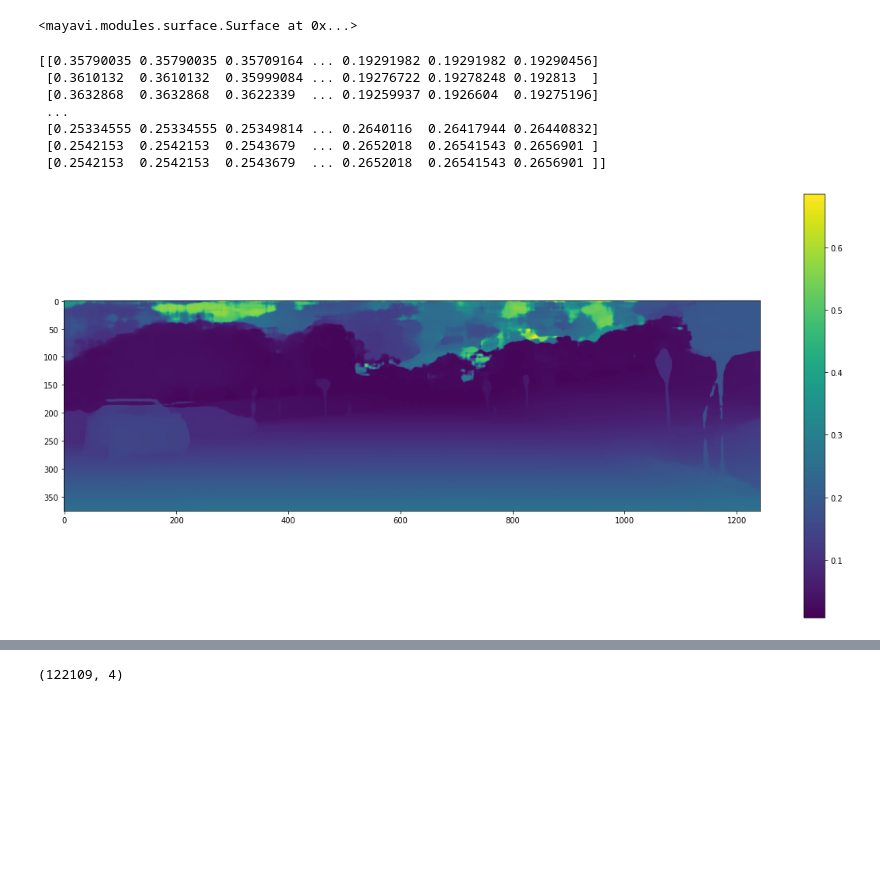
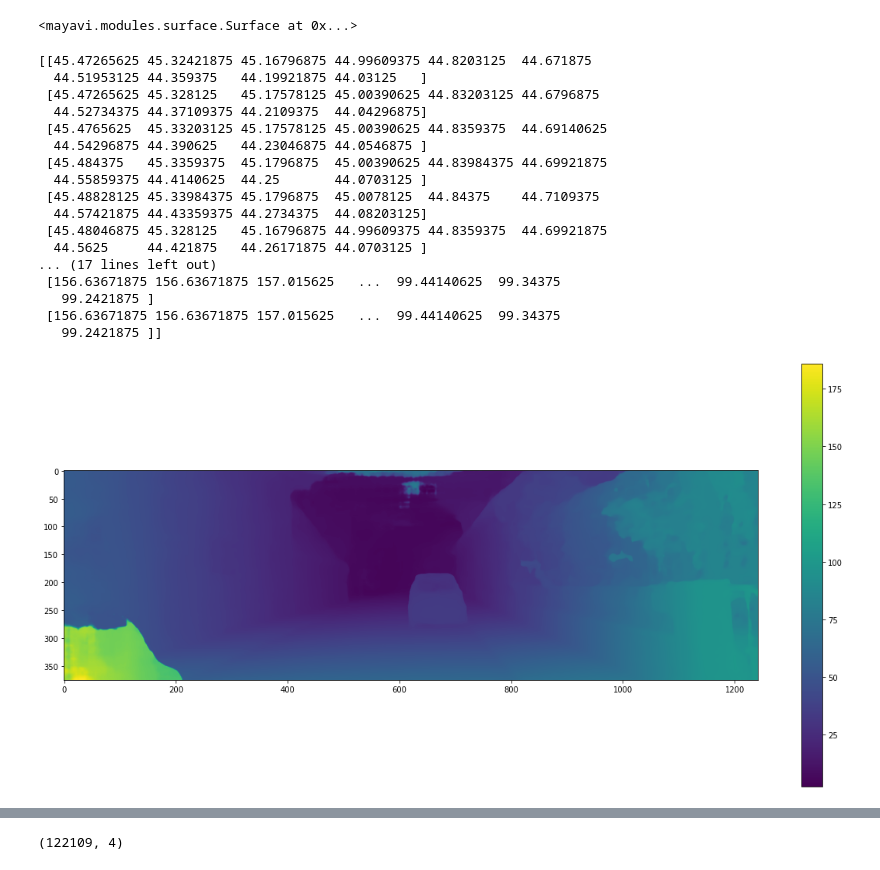
Before and after one commit to maxc303/pseudo_lidar, a Jupyter notebook: test_pipeline.ipynb, the cells around one changed output, grey strips where cells are left out. Drawn from its saved outputs; the diff is of its cells as text; code cells hidden in the pictures; blank space fills up the shorter version.

Commit message:
added disp tuning

```diff
--- a/test_pipeline.ipynb
+++ b/test_pipeline.ipynb
@@ -61,18 +93,33 @@ mayavi.mlab.plot3d(x,y,z)
 # %%
 from matplotlib import pyplot as plt
 
 plt.figure(figsize = (20,10))
-depth = plt.imread('./result/000001.png')
-print(depth)
-plt.imshow(depth, cmap="viridis")
+# disp = plt.imread('./result/psmnet_disparity/000003.png')*256
+import imageio
+disp = imageio.imread('./result/psmnet_disparity/000003.png')/256
+#disp = imageio.imread('./KITTI/object/training/disparity/000003.png')/256
+disp = (disp*256).astype(np.uint16)/256
+print(disp[200:210,150:160])
+print(disp)
+plt.imshow(disp, cmap="viridis")
 plt.colorbar()
 plt.show()
 # %% [output]
-[[0.35790035 0.35790035 0.35709164 ... 0.19291982 0.19291982 0.19290456]
- [0.3610132  0.3610132  0.35999084 ... 0.19276722 0.19278248 0.192813  ]
- [0.3632868  0.3632868  0.3622339  ... 0.19259937 0.1926604  0.19275196]
- ...
- [0.25334555 0.25334555 0.25349814 ... 0.2640116  0.26417944 0.26440832]
- [0.2542153  0.2542153  0.2543679  ... 0.2652018  0.26541543 0.2656901 ]
- [0.2542153  0.2542153  0.2543679  ... 0.2652018  0.26541543 0.2656901 ]]
+[[45.47265625 45.32421875 45.16796875 44.99609375 44.8203125  44.671875
+  44.51953125 44.359375   44.19921875 44.03125   ]
+ [45.47265625 45.328125   45.17578125 45.00390625 44.83203125 44.6796875
+  44.52734375 44.37109375 44.2109375  44.04296875]
+ [45.4765625  45.33203125 45.17578125 45.00390625 44.8359375  44.69140625
+  44.54296875 44.390625   44.23046875 44.0546875 ]
+ [45.484375   45.3359375  45.1796875  45.00390625 44.83984375 44.69921875
+  44.55859375 44.4140625  44.25       44.0703125 ]
+ [45.48828125 45.33984375 45.1796875  45.0078125  44.84375    44.7109375
+  44.57421875 44.43359375 44.2734375  44.08203125]
+ [45.48046875 45.328125   45.16796875 44.99609375 44.8359375  44.69921875
+  44.5625     44.421875   44.26171875 44.0703125 ]
+... (17 lines left out)
+ [156.63671875 156.63671875 157.015625   ...  99.44140625  99.34375
+   99.2421875 ]
+ [156.63671875 156.63671875 157.015625   ...  99.44140625  99.34375
+   99.2421875 ]]
-[figure, old version]
+[figure, new version]
```
Also changed, not shown: parts of 8 cells of this notebook, 15 other files.
